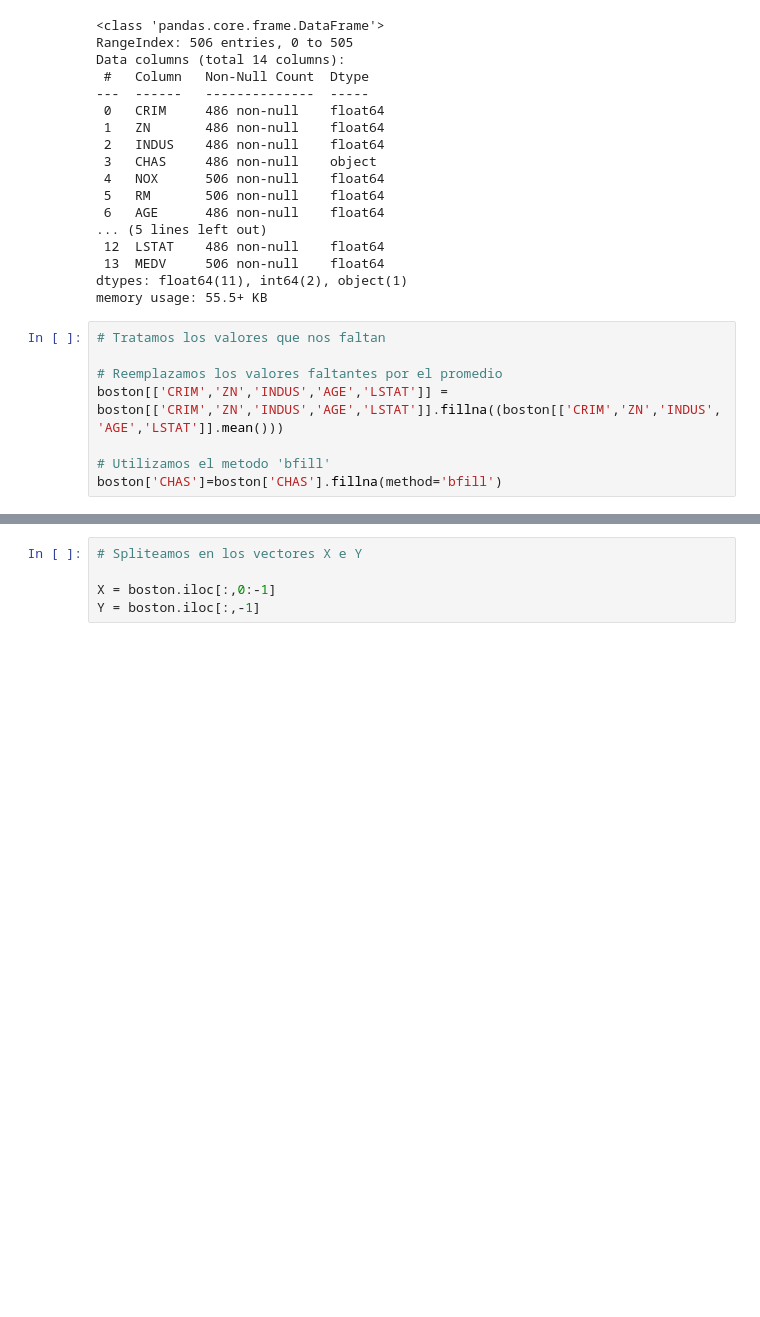
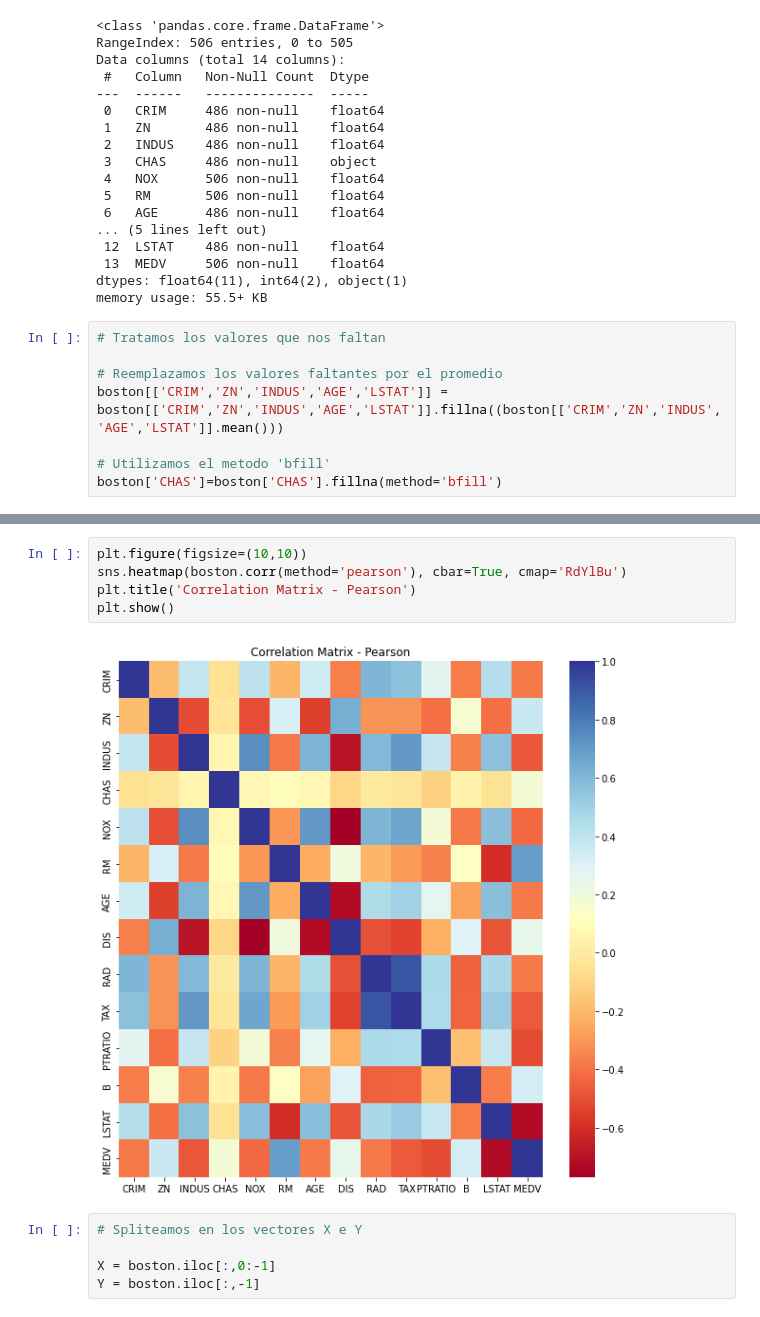
Before and after one commit to rdambrosioz/aa_2021, a Jupyter notebook: ClaseMetodosBasadosEnArboles/RegresionTrees-Copy1.ipynb, the cells around one changed output, grey strips where cells are left out. Cells and saved outputs as stored; diff of their text form; blank space fills up the shorter version.

```diff
--- a/ClaseMetodosBasadosEnArboles/RegresionTrees-Copy1.ipynb
+++ b/ClaseMetodosBasadosEnArboles/RegresionTrees-Copy1.ipynb
@@ -104,3 +113,10 @@ boston['CHAS']=boston['CHAS'].fillna(method='bfill')
+# %%
+plt.figure(figsize=(10,10))
+sns.heatmap(boston.corr(method='pearson'), cbar=True, cmap='RdYlBu')
+plt.title('Correlation Matrix - Pearson')
+plt.show()
+# %% [output]
+[figure, added]
 # %%
 # Spliteamos en los vectores X e Y
 
```
Also changed, not shown: parts of 7 cells of this notebook.
